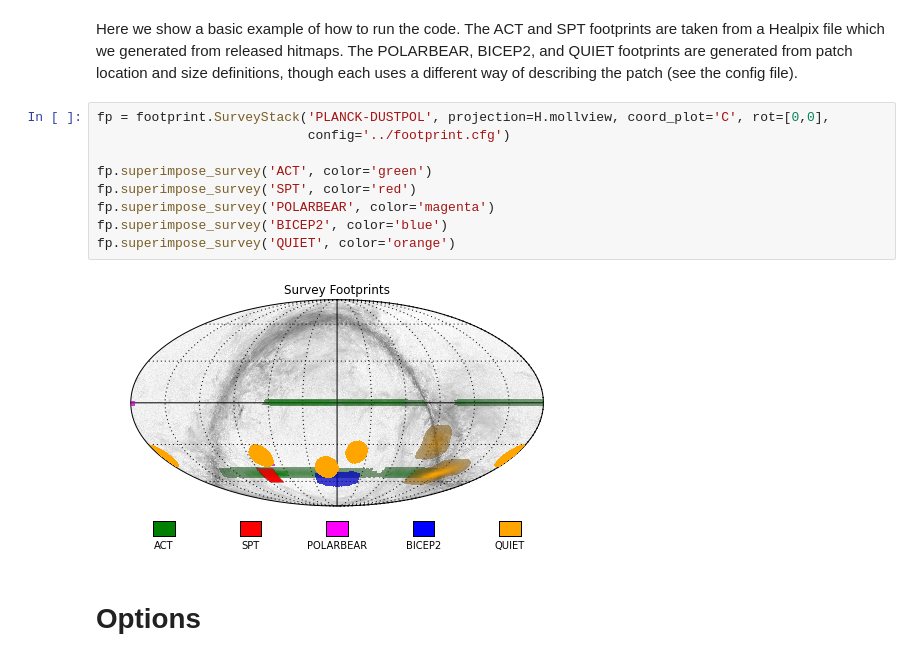
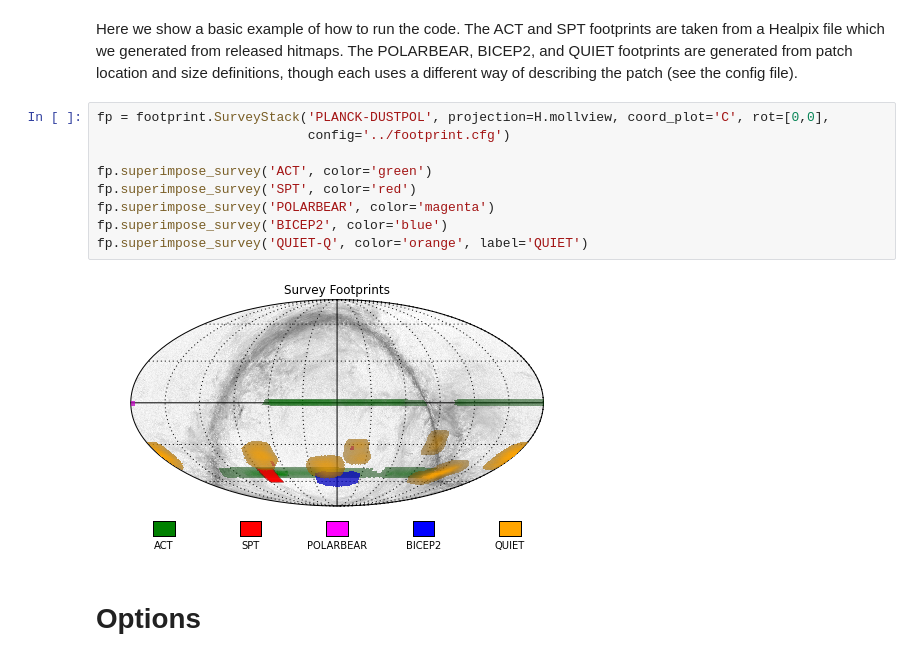
Before and after one commit to nasa-lambda/cmb_footprint, a Jupyter notebook: examples/plot_footprints.ipynb, the cells around one changed output. Drawn from its saved outputs; the diff is of its cells as text.

```diff
--- a/examples/plot_footprints.ipynb
+++ b/examples/plot_footprints.ipynb
@@ -29,14 +29,14 @@ Here we show a basic example of how to run the code. The ACT and SPT footprints
 # %%
 fp = footprint.SurveyStack('PLANCK-DUSTPOL', projection=H.mollview, coord_plot='C', rot=[0,0],
                            config='../footprint.cfg')
 
 fp.superimpose_survey('ACT', color='green')
 fp.superimpose_survey('SPT', color='red')
 fp.superimpose_survey('POLARBEAR', color='magenta')
 fp.superimpose_survey('BICEP2', color='blue')
-fp.superimpose_survey('QUIET', color='orange')
+fp.superimpose_survey('QUIET-Q', color='orange', label='QUIET')
 # %% [output]
-[figure, old version]
+[figure, new version]
 # %% [markdown]
 # Options
 # %% [markdown]
```
Also changed, not shown: 1 other file.
